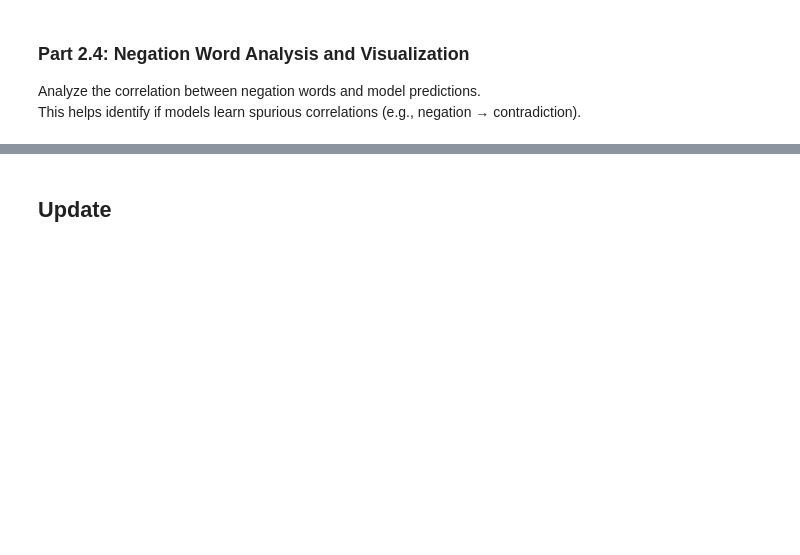
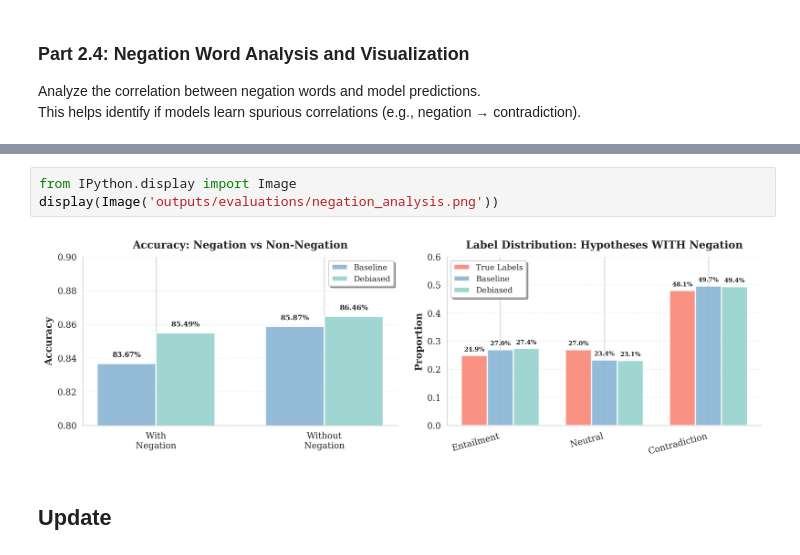
Before and after one commit to DinaberryPi/fp-dataset-artifacts, a Jupyter notebook: NLP_Final_dataset_artifacts_analysis.ipynb, the cells around one changed output, grey strips where cells are left out. Drawn from its saved outputs; the diff is of its cells as text; blank space fills up the shorter version.

```diff
--- a/NLP_Final_dataset_artifacts_analysis.ipynb
+++ b/NLP_Final_dataset_artifacts_analysis.ipynb
@@ -406,3 +398,8 @@ Saved visualizations:
+# %%
+from IPython.display import Image
+display(Image('outputs/evaluations/negation_analysis.png'))
+# %% [output]
+[figure, added]
 # %% [markdown]
 ## Update
 # %%
```
Also changed, not shown: parts of 16 cells of this notebook, 11 other files.
